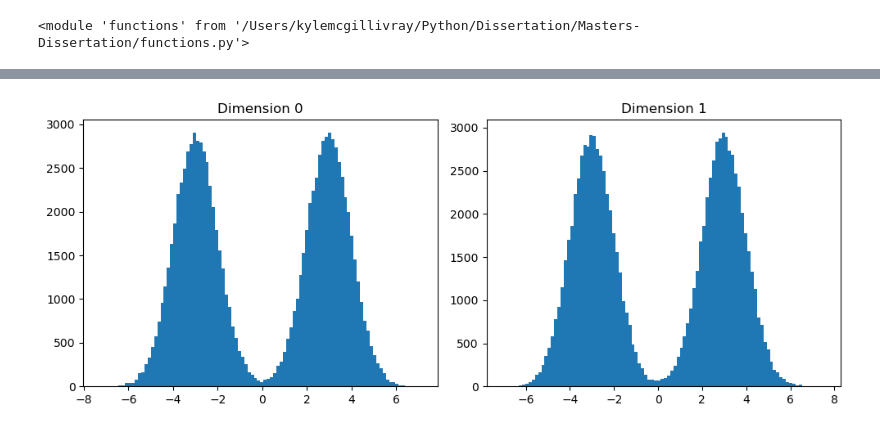
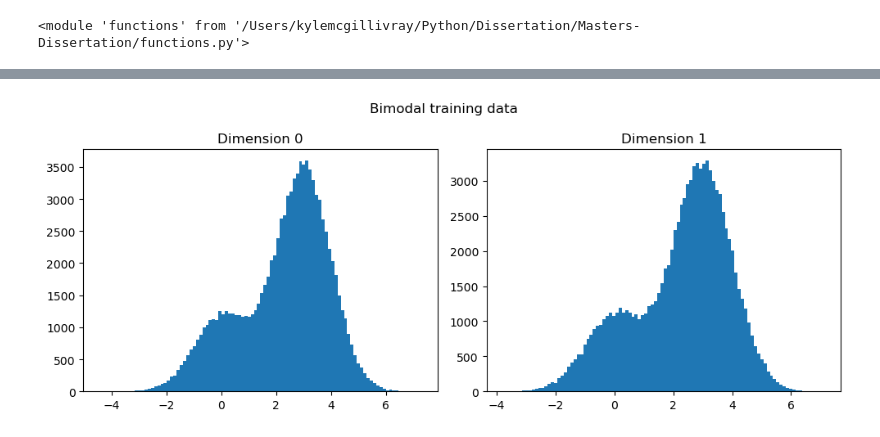
Before and after one commit to kylemcgillivray/Masters-Dissertation, a Jupyter notebook: sampler.ipynb, the cells around one changed output, grey strips where cells are left out. Cells and saved outputs as stored; diff of their text form; code cells hidden in the pictures.

Commit message:
sampler: bimodal

```diff
--- a/sampler.ipynb
+++ b/sampler.ipynb
@@ -17,11 +17,11 @@ importlib.reload(fct)
 # %%
 # Trying to get this stochastic gradient descent algo to function.
 d = 2
-mu_unknown = np.array([0.5, -0.5])
+mu_unknown = np.array([2, -2])
 sigma_known = np.array([1,1])
 
 N = 100000  # number of data points
-# Generate the data
+# Generate the data for normal
 X_data = np.random.normal(mu_unknown, sigma_known, (N, d))
 
 # reasonable parameters
@@ -118,18 +118,17 @@ True mu:        [ 0.5 -0.5]
 # %%
 d = 2
-mu1 = np.array([3.0, 3.0])
-mu2 = np.array([-3.0, -3.0])
+mu1 = np.array([3, 3])
+mu2 = np.array([0, 0])
+weight = 0.75
 
-X_data_bimodal = fct.sample_bimodal_data(N=100000, d=d, mu1=mu1, mu2=mu2, sigma=1.0, weight=0.5)
-
+X_data_bimodal = fct.sample_bimodal_data(N=100000, d=d, mu1=mu1, mu2=mu2, sigma=1.0, weight=weight)
 
 fig, axes = plt.subplots(1, d, figsize=(10, 4))
-
 for i in range(d):
     axes[i].hist(X_data_bimodal[:, i], bins=100)
     axes[i].set_title(f"Dimension {i}")
-
+plt.suptitle("Bimodal training data")
 plt.tight_layout()
 plt.show()
 # %% [output]
-[figure, old version]
+[figure, new version]
```
Also changed, not shown: parts of 5 cells of this notebook.
